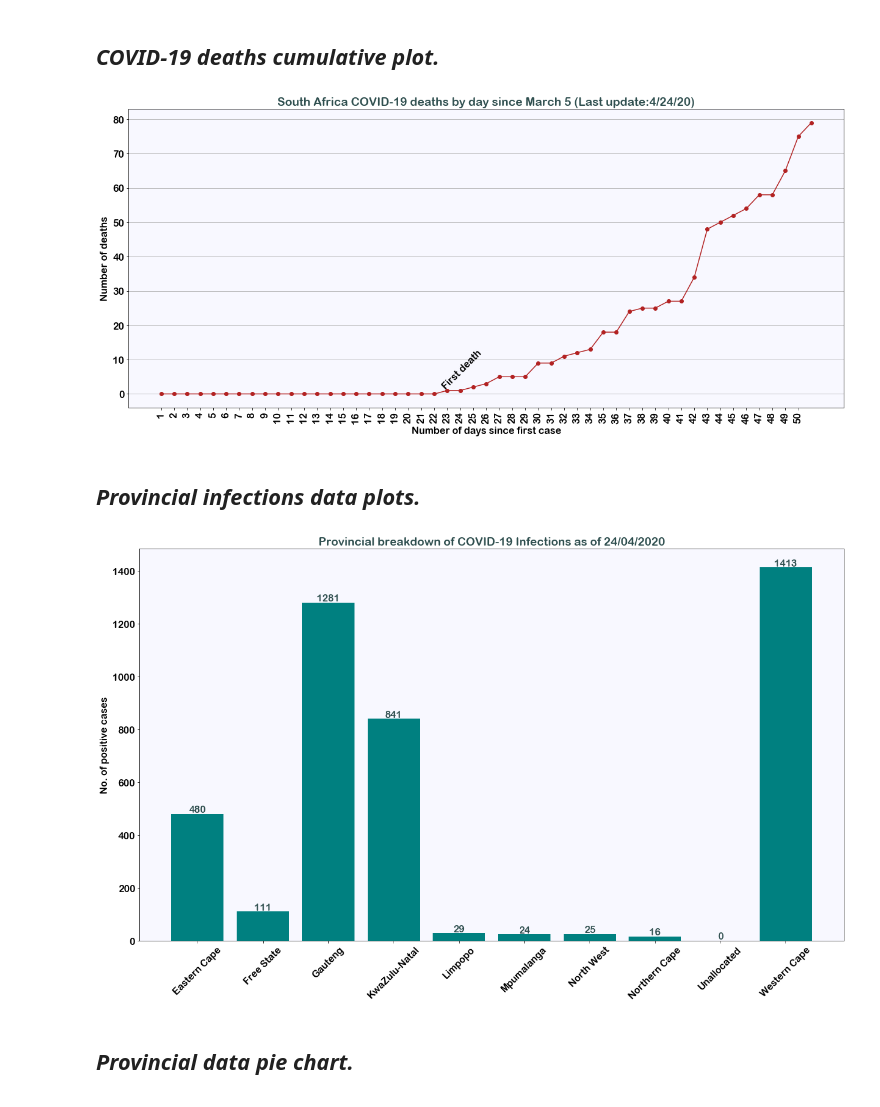
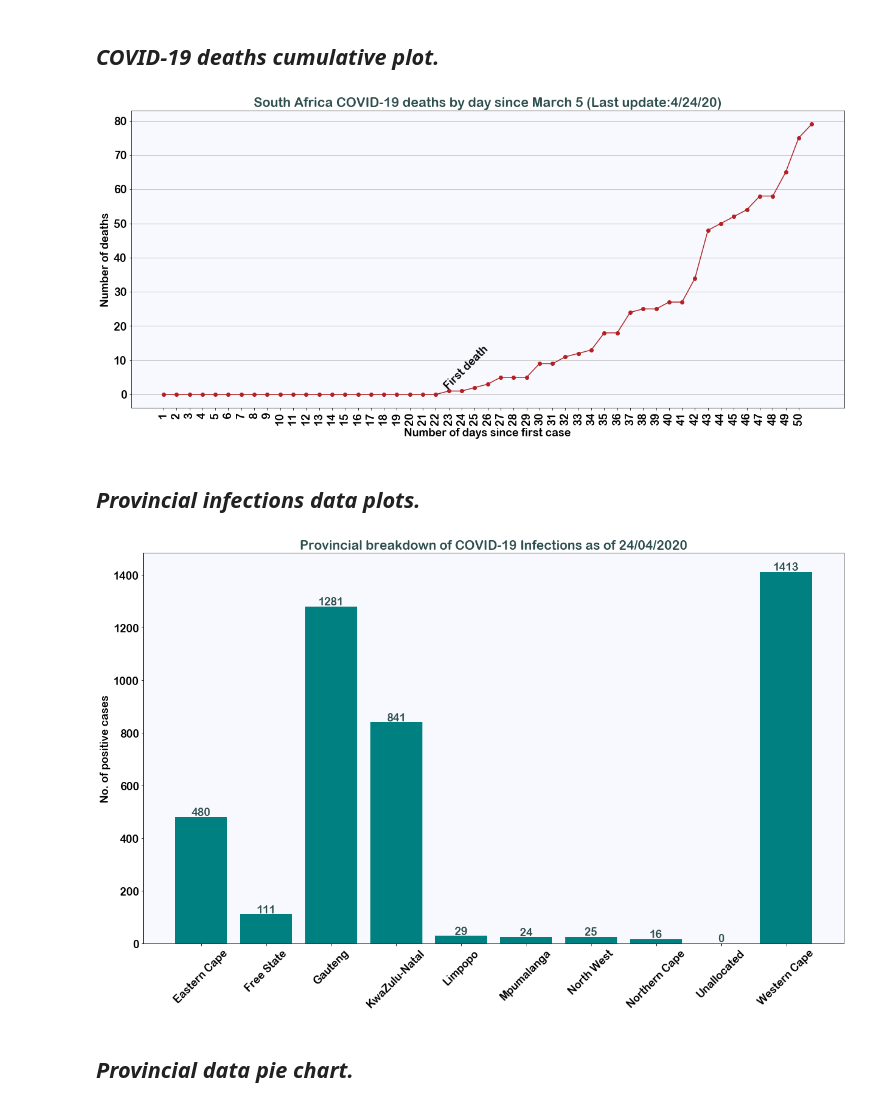
Before and after one commit to mckabuza/South-Africa-COVID-19-Data-Visualization, a Jupyter notebook: SA COVID-19 April.ipynb, the cells around one changed output. Saved outputs shown, nothing was run; the diff lists cells and outputs as text; code cells hidden in the pictures.

```diff
--- a/SA COVID-19 April.ipynb
+++ b/SA COVID-19 April.ipynb
@@ -17,7 +17,7 @@ age_gender = pd.read_csv("./data/covid_19_South_Africa_Age_Sex.csv")
 ## **_Set-up the plots size, font and background colours._**
 # %%
 rcParams['font.family'] = 'Arial Rounded MT Bold'
-rcParams['font.size'] = '16'
+rcParams['font.size'] = '18'
 rcParams['text.color'] = 'darkslategrey'
 rcParams['figure.facecolor'] = 'white'
 rcParams['axes.facecolor'] = 'ghostwhite'
@@ -63,21 +63,21 @@ plt.show()
 # %%
 SA_deaths = deaths[deaths['Country/Region']=='South Africa']
 x = np.arange(1,len(SA_deaths['Deaths'])+2,1)
 death=np.array(SA_deaths['Deaths'])
 deaths_updated=np.append(death,np.sum(provincial_data['Deaths']))
 
 #cumulative data plot
 plt.title('South Africa COVID-19 deaths by day since March 5 (Last update:{})'.format(dates[-1]))
 plt.plot(x, deaths_updated,'r-o',color='firebrick') #line plot
-plt.text(22.5,1.5,'First death',color='black',fontsize=16,rotation=45)
+plt.text(22.5,1.5,'First death',color='black',rotation=45)
 plt.xticks(range(1,len(SA_deaths['Deaths'])+1), rotation=90)
 plt.xlabel("Number of days since first case")
 plt.ylabel("Number of deaths")
 plt.grid(axis='y')
 plt.savefig("./images/daily_death.jpeg")
 plt.show()
 # %% [output]
-[figure, old version]
+[figure, new version]
 # %% [markdown]
 ## **_Provincial infections data plots._**
 # %%
@@ -94,7 +94,7 @@ plt.xticks(rotation=45)
 plt.savefig("./images/provincial.jpeg")
 plt.show()
 # %% [output]
-[figure, old version]
+[figure, new version]
 # %% [markdown]
 ## **_Provincial data pie chart._**
 # %%
```
Also changed, not shown: parts of 7 cells of this notebook, 10 other files.
